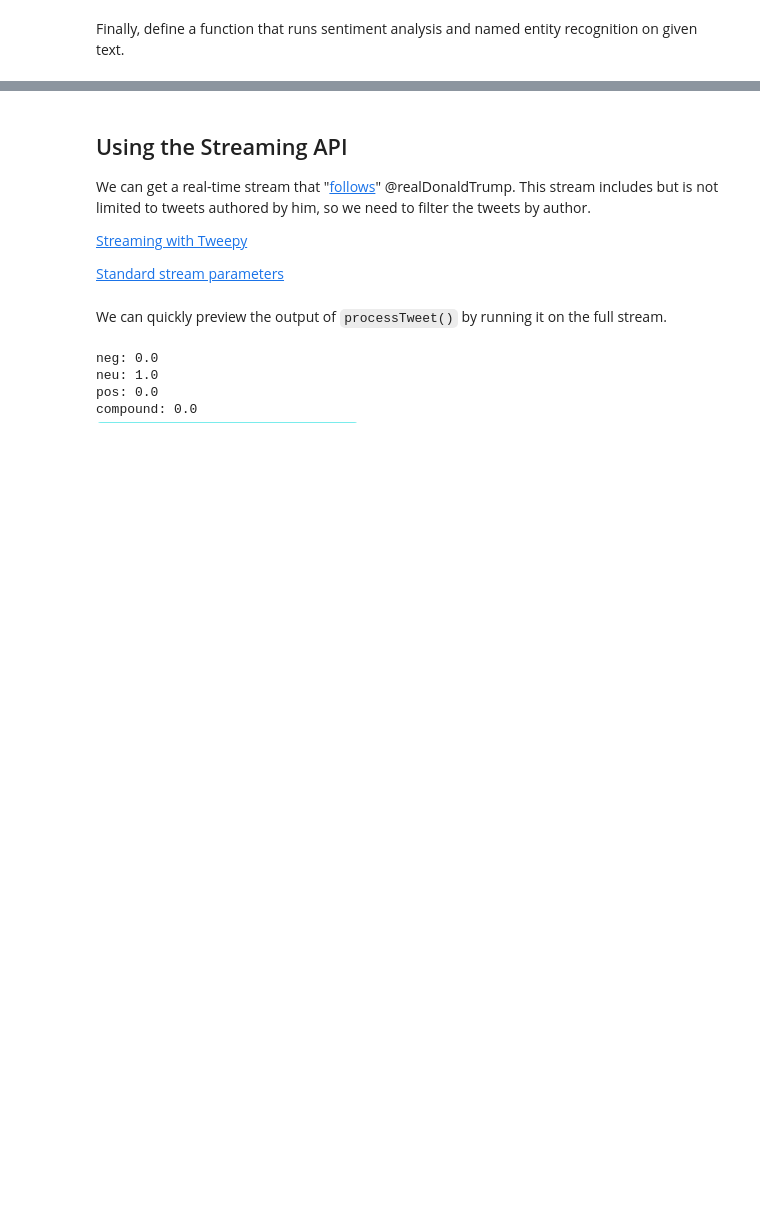
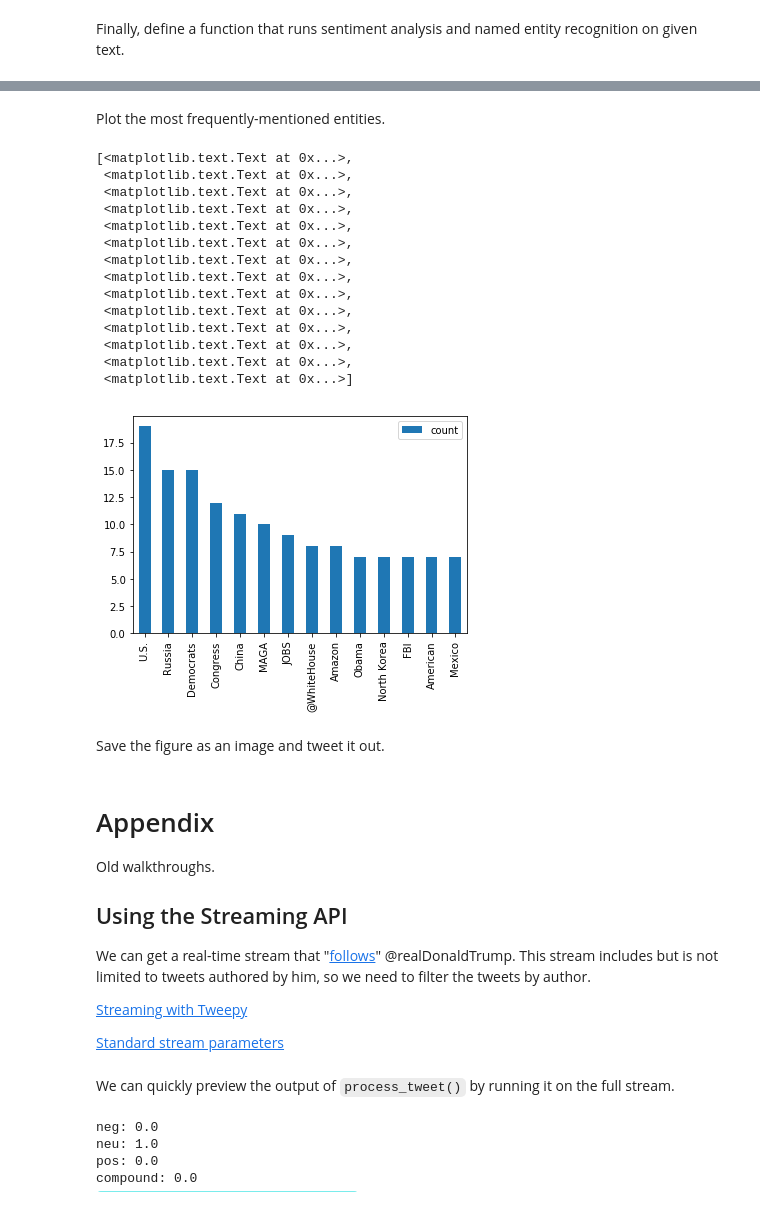
Before and after one commit to Capital-News-Service/daily-trump-snapshot, a Jupyter notebook: daily_trump_snapshot.ipynb, the cells around one changed output, grey strips where cells are left out. Saved outputs shown, nothing was run; the diff lists cells and outputs as text; code cells hidden in the pictures; blank space fills up the shorter version.

Commit message:
Add boto3 code and bar plot of top entities

```diff
--- a/daily_trump_snapshot.ipynb
+++ b/daily_trump_snapshot.ipynb
@@ -215,11 +215,13 @@ df2.head(30)
 # %% [markdown]
 Finally, define a function that runs sentiment analysis and named entity recognition on given text.
 # %%
-def processTweet(text):
+def process_tweet(text):
     vs = analyzer.polarity_scores(text)
     print('neg: ' + str(vs['neg']))
     print('neu: ' + str(vs['neu']))
     print('pos: ' + str(vs['pos']))
     print('compound: ' + str(vs['compound']))
-    displacy.render(nlp(text), style='ent', jupyter=True)
+    doc = nlp(text)
+    displacy.render(doc, style='ent', jupyter=True)
+    return doc.ents
 # %% [markdown]
@@ -255,0 +292,5 @@ api = tweepy.API(auth)
+# %%
+def get_tweets(screen_name, count):
+    new_tweets = api.user_timeline(screen_name=screen_name,count=count, tweet_mode='extended')
+    new_tweets = [{"created_at":i.created_at.strftime("%Y-%m-%d %H:%M:%S"),"id": i.id,'retweet_count':i.retweet_count,'favorite_count':i.favorite_count,'text':i.full_text} for i in new_tweets]
+    return new_tweets
@@ -255,0 +299,18 @@ api = tweepy.API(auth)
+# %%
+ents = {}
+counts = {}
+
+for i in get_tweets('realDonaldTrump', 200):
+    tweet_ents = process_tweet(i['text'])
+    #accumulate named entities
+    for ent in tweet_ents:
+        if ent.text in counts:
+            counts[ent.text] += 1
+        else:
+            ents[ent.text] = ent.label_
+            counts[ent.text] = 1
+
+with open('new_tweets.json','wb') as f:
+    f.write(json.dumps(get_tweets('realDonaldTrump', 200)).encode('utf-8'))
+
+#update_database('new_tweets.json')
@@ -255,0 +349,34 @@ api = tweepy.API(auth)
+# %% [markdown]
+Plot the most frequently-mentioned entities.
+# %%
+text = list(ents.keys())
+labels = list(ents.values())
+data = {'text':text,'label':labels}
+df2 = pd.DataFrame(data)
+
+for index,row in df2.iterrows():
+    df2.at[index,'count'] = counts[row['text']]
+
+#sort by count greater than 7
+df2 = df2[df2['count'] >= 7]
+df2 = df2.sort_values(by=['count'], ascending=False)
+ax = df2.plot.bar()
+ax.set_xticklabels(df2['text'], rotation=90)
+# %% [output]
+[<matplotlib.text.Text at 0x...>,
+ <matplotlib.text.Text at 0x...>,
+ <matplotlib.text.Text at 0x...>,
+ <matplotlib.text.Text at 0x...>,
+ <matplotlib.text.Text at 0x...>,
+ <matplotlib.text.Text at 0x...>,
+ <matplotlib.text.Text at 0x...>,
+ <matplotlib.text.Text at 0x...>,
+ <matplotlib.text.Text at 0x...>,
+ <matplotlib.text.Text at 0x...>,
+ <matplotlib.text.Text at 0x...>,
+ <matplotlib.text.Text at 0x...>,
+ <matplotlib.text.Text at 0x...>,
+ <matplotlib.text.Text at 0x...>]
+[figure, added]
+# %% [markdown]
+Save the figure as an image and tweet it out.
@@ -256,4 +387,8 @@ api = tweepy.API(auth)
 # %% [markdown]
+# Appendix
+
+Old walkthroughs.
+
 ## Using the Streaming API
 We can get a real-time stream that "[follows](https://developer.twitter.com/en/docs/tweets/filter-realtime/guides/basic-stream-parameters#follow)" @realDonaldTrump. This stream includes but is not limited to tweets authored by him, so we need to filter the tweets by author.
 
@@ -278,7 +413,7 @@ class MyStreamListener(tweepy.StreamListener):
             return False
         #returning non-False reconnects the stream, with backoff.
 # %% [markdown]
-We can quickly preview the output of `processTweet()` by running it on the full stream.
+We can quickly preview the output of `process_tweet()` by running it on the full stream.
 # %%
 myStreamListener = MyStreamListener()
 myStream = tweepy.Stream(auth = api.auth, listener=myStreamListener)
```
Also changed, not shown: parts of 21 cells of this notebook.
